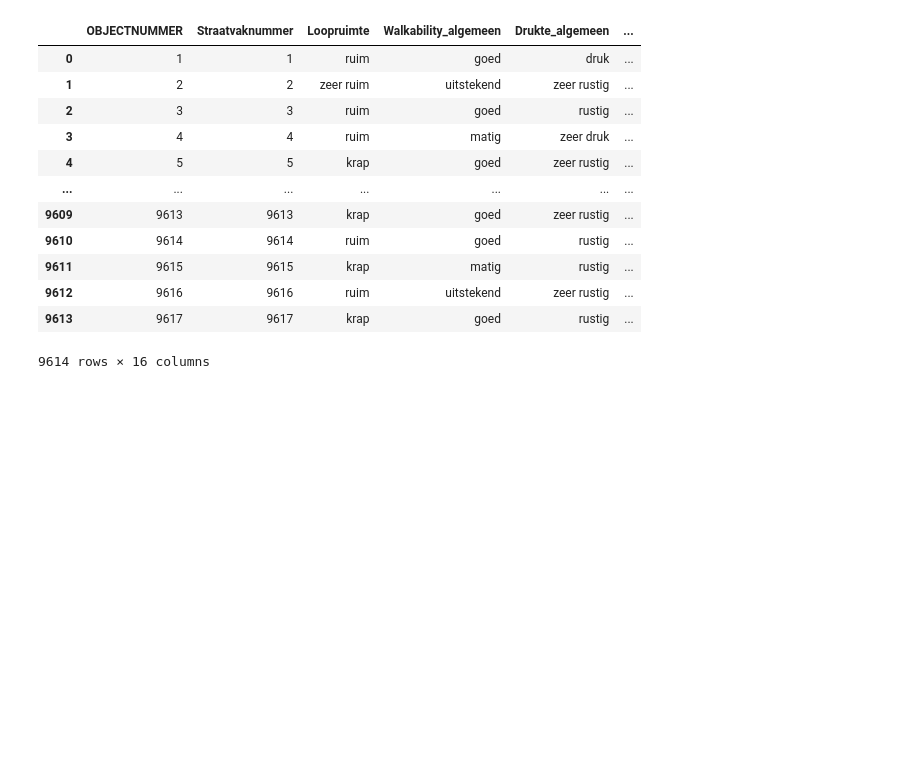
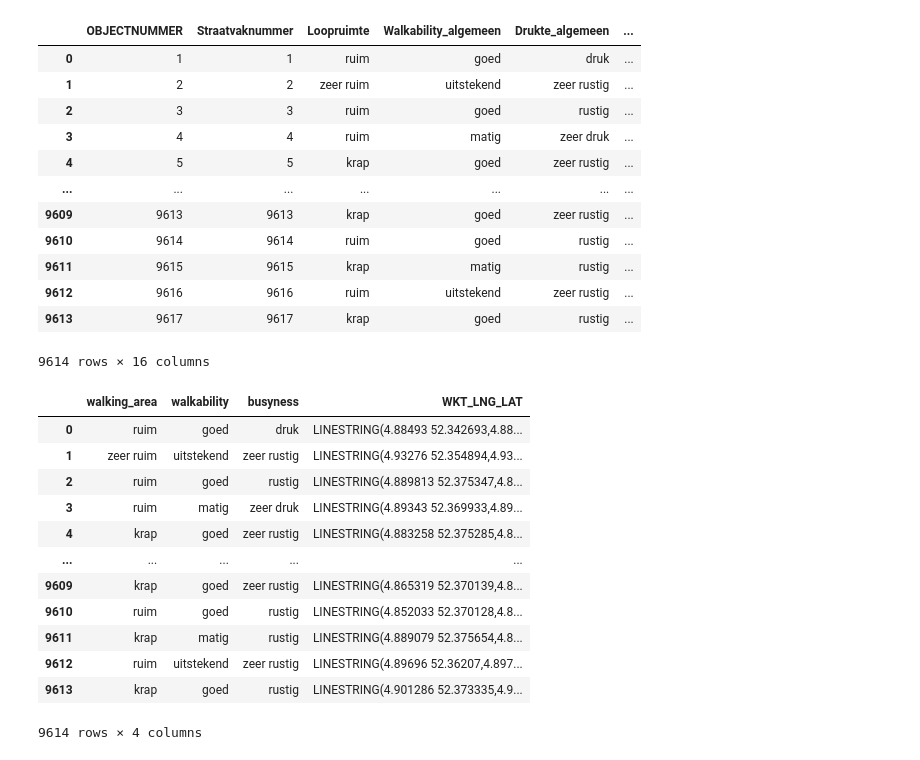
Before and after one commit to AntonisKl/Amsterdam-Route-Planner, a Jupyter notebook: backend.ipynb, the cells around one changed output. Saved outputs shown, nothing was run; the diff lists cells and outputs as text; code cells hidden in the pictures; blank space fills up the shorter version.

```diff
--- a/backend.ipynb
+++ b/backend.ipynb
@@ -25,3 +24,28 @@ walkability_df
 | 9612 | 9616 | 9616 | ruim | uitstekend | zeer rustig | ... |
 | 9613 | 9617 | 9617 | krap | goed | rustig | ... |
 9614 rows × 16 columns
+# %%
+walkability_df.rename(columns={'Loopruimte': 'walking_area', 'Walkability_algemeen': 'walkability_general',
+                               'Drukte_algemeen': 'busy_general', 'Walkability_recreatief': 'walkability_recreational',
+                               'Drukte_recreatief': 'busy_recreational',
+                               'Walkability_toeristisch': 'walkability_touristy', 'Drukte_toeristisch': 'busy_touristy',
+                               'Walkability_werkgerelateerd': 'walkability_work-related',
+                               'Drukte_werkgerelateerd': 'busy_work-related'}, inplace=True)
+
+walkability_df = walkability_df.copy()[['walking_area', 'walkability_general', 'busy_general', 'WKT_LNG_LAT']]
+walkability_df.rename(columns={'walkability_general': 'walkability', 'busy_general': 'busyness'}, inplace=True)
+walkability_df
+# %% [output]
+|  | walking_area | walkability | busyness | WKT_LNG_LAT |
+| 0 | ruim | goed | druk | LINESTRING(4.88493 52.342693,4.88... |
+| 1 | zeer ruim | uitstekend | zeer rustig | LINESTRING(4.93276 52.354894,4.93... |
+| 2 | ruim | goed | rustig | LINESTRING(4.889813 52.375347,4.8... |
+| 3 | ruim | matig | zeer druk | LINESTRING(4.89343 52.369933,4.89... |
+| 4 | krap | goed | zeer rustig | LINESTRING(4.883258 52.375285,4.8... |
+| ... | ... | ... | ... | ... |
+| 9609 | krap | goed | zeer rustig | LINESTRING(4.865319 52.370139,4.8... |
+| 9610 | ruim | goed | rustig | LINESTRING(4.852033 52.370128,4.8... |
+| 9611 | krap | matig | rustig | LINESTRING(4.889079 52.375654,4.8... |
+| 9612 | ruim | uitstekend | zeer rustig | LINESTRING(4.89696 52.36207,4.897... |
+| 9613 | krap | goed | rustig | LINESTRING(4.901286 52.373335,4.9... |
+9614 rows × 4 columns
```
Also changed, not shown: parts of 8 cells of this notebook.
